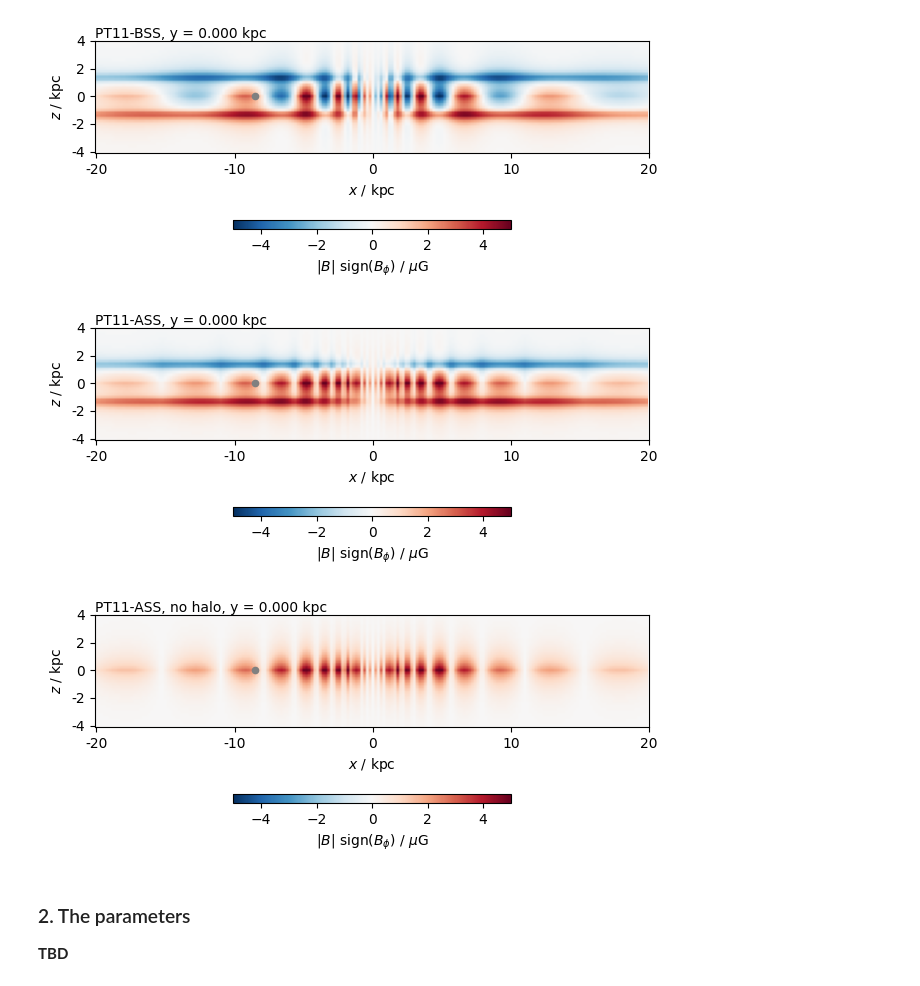
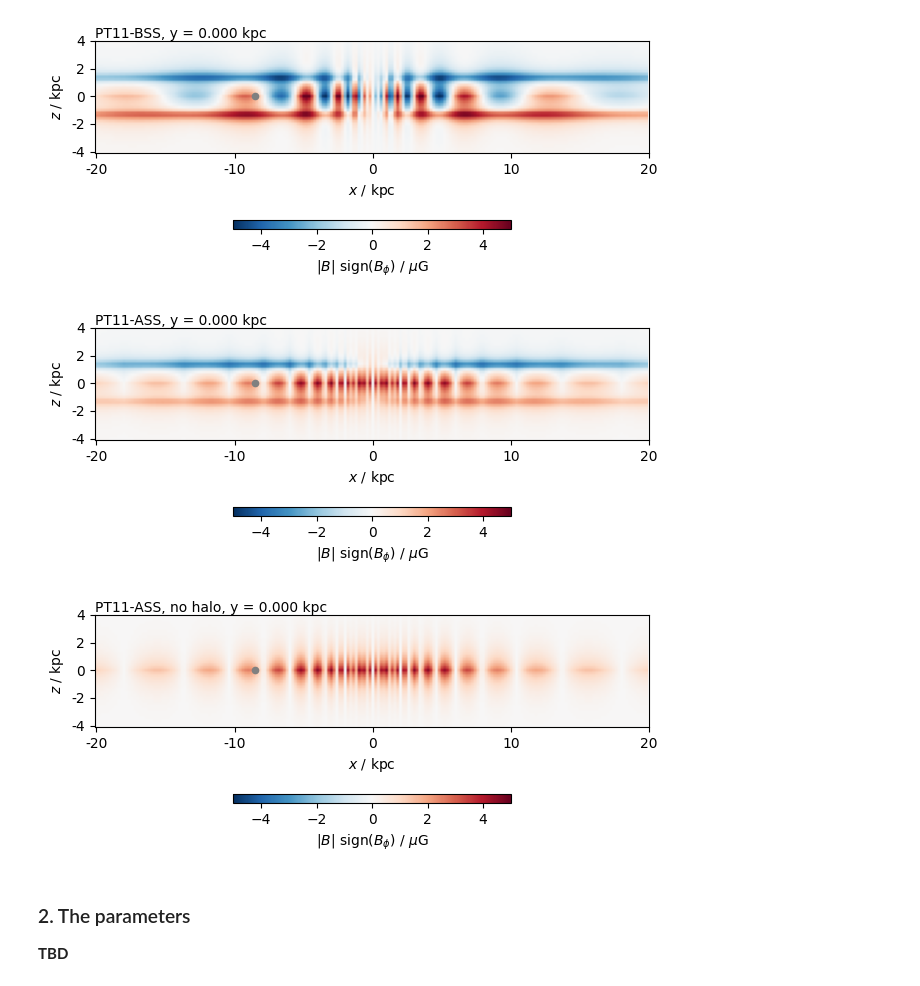
Before and after one commit to IMAGINE-Consortium/imagine-models, a Jupyter notebook: demos/python/model_examples/pshirkov_demo.ipynb, the cells around one changed output. Drawn from its saved outputs; the diff is of its cells as text; code cells hidden in the pictures.

```diff
--- a/demos/python/model_examples/pshirkov_demo.ipynb
+++ b/demos/python/model_examples/pshirkov_demo.ipynb
@@ -64,22 +63,20 @@ plot_slice(model_on_grid, 1, shape, refpoint, increment, vmin, vmax, field_name=
 # %% [output]
 [figure]
 # %%
-model.useASS = True
-model.useBSS = False
+model.set_model('ASS')
 model_on_grid = model.evaluate(img.RegularGrid(shape=shape, reference_point=refpoint, increment=increment))
 plot_slice(model_on_grid, 1, shape, refpoint, increment, vmin, vmax, field_name='PT11-ASS', amplitude=True)
 # The halo field is asymmetric with respect to the plane, which overshadows the ASS-S component in the halo, see below
 # %% [output]
-[figure, old version]
+[figure, new version]
 # %%
-model.useASS = True
-model.useBSS = False
+model.set_model('ASS')
 model.useHalo = False
 model_on_grid = model.evaluate(img.RegularGrid(shape=shape, reference_point=refpoint, increment=increment))
 plot_slice(model_on_grid, 1, shape, refpoint, increment, vmin, vmax, field_name='PT11-ASS, no halo', amplitude=True)
 # When turning off the halo component, one can see the plane symmetry of the disk field
 # %% [output]
-[figure, old version]
+[figure, new version]
 # %% [markdown]
 ### 2. The parameters
 
```
Also changed, not shown: parts of 1 cell of this notebook, 9 other files.
